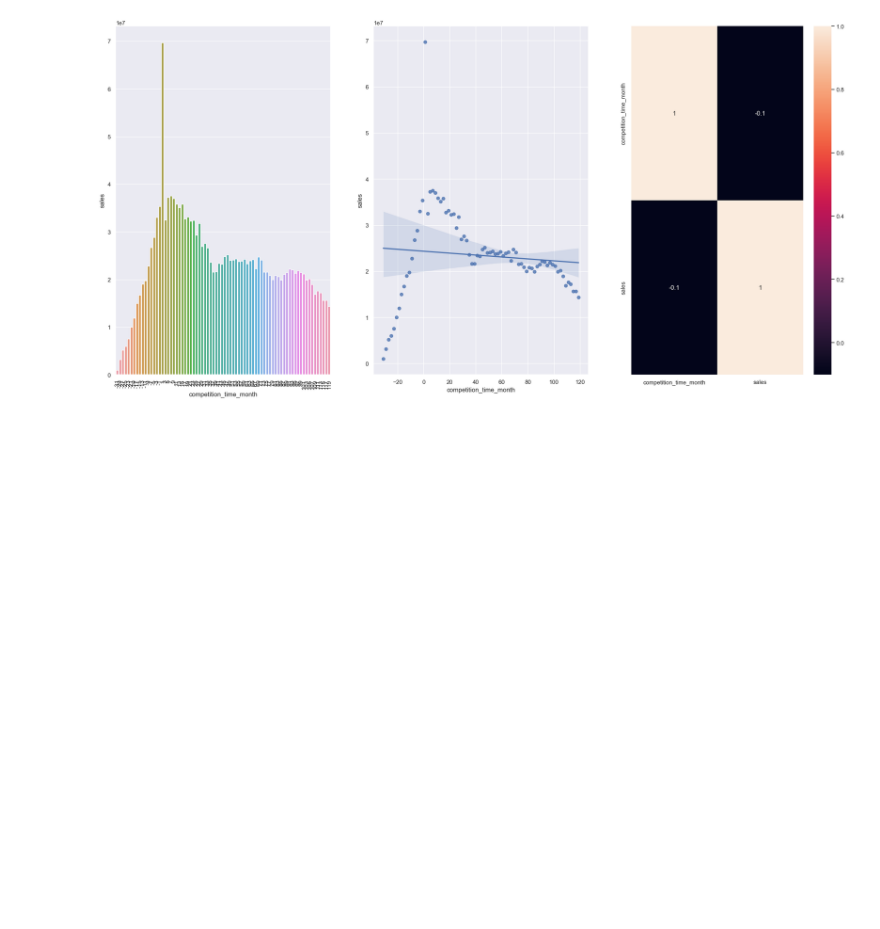
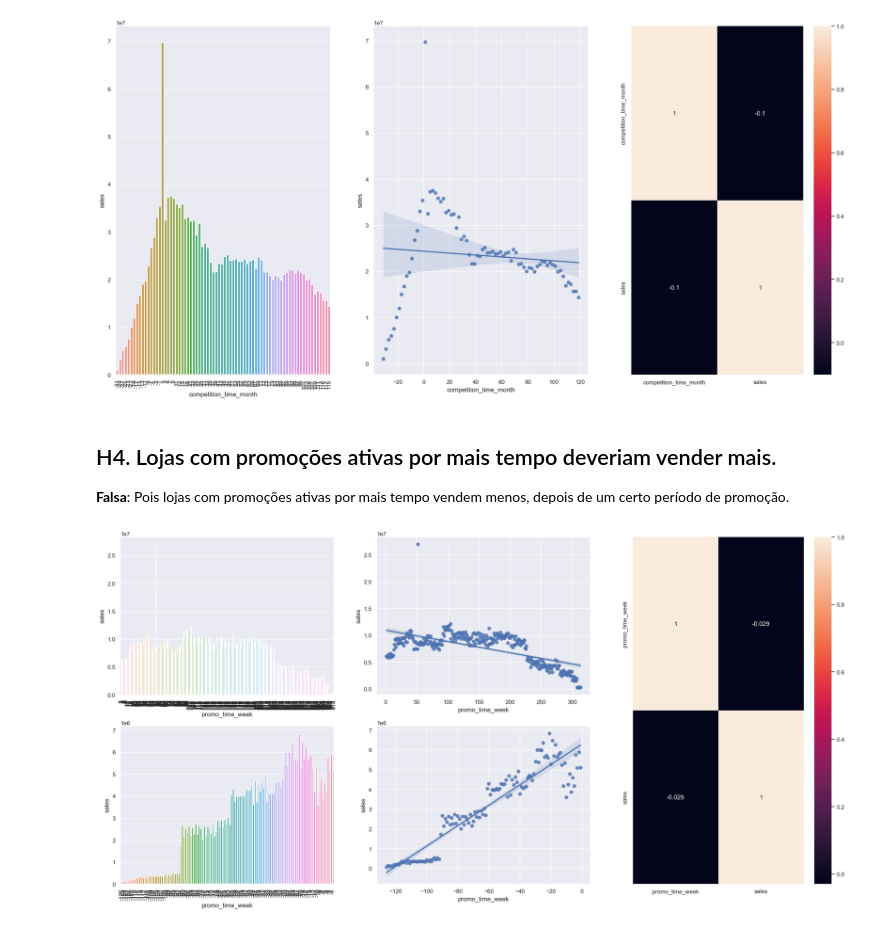
Before and after one commit to dsdefreitas/Store_Sales_Prediction, a Jupyter notebook: m04_v01_store_sales_prediction.ipynb, the cells around one changed output. Drawn from its saved outputs; the diff is of its cells as text; code cells hidden in the pictures; blank space fills up the shorter version.

```diff
--- a/m04_v01_store_sales_prediction.ipynb
+++ b/m04_v01_store_sales_prediction.ipynb
@@ -688,3 +700,47 @@ x = sns.heatmap(aux1.corr(method='pearson'), annot = True);
 #o tempo de competição é uma variável importante pro modelo porque tem uma correlação não tão próxima de zero assim.
 # %% [output]
 [figure]
+# %% [markdown]
+## H4. Lojas com promoções ativas por mais tempo deveriam vender mais.
+**Falsa**: Pois lojas com promoções ativas por mais tempo vendem menos, depois de um certo período de promoção.
+# %%
+aux1 = df4[['promo_time_week', 'sales']].groupby('promo_time_week').sum().reset_index()
+
+grid = GridSpec(2,3) #cria um objeto grid com 2 linhas e 3 colunas.
+
+#Como plotar direto o aux1 fica impossível de visualizar alguma coisa, "corta-se" os dados em duas partes
+#A coluna promo_time_week foi feita levando em consideração:
+#   Primeiro você tinha o período promocional tradicional e a loja escolhia se entrava no período de promoção extendido ou não.
+#   o promo_time_Week pega a diferença entre a data e o a data que começou a promoção extendida da loja.
+# se for positivo estamos na promoção extendida.
+# se for negativo, estamos na promoção regular e a data que começará a extendida é uma data futura.
+
+plt.subplot(grid[0, 0])
+aux2 = aux1[aux1['promo_time_week'] > 0] #promo_extendida
+sns.barplot(x = 'promo_time_week', y = 'sales', data = aux2);
+plt.xticks(rotation=90);
+
+plt.subplot(grid[0, 1])
+sns.regplot(x = 'promo_time_week', y = 'sales', data = aux2);
+
+plt.subplot(grid[1, 0])
+aux3 = aux1[aux1['promo_time_week'] < 0] #promo regular
+sns.barplot(x = 'promo_time_week', y = 'sales', data = aux3);
+plt.xticks(rotation=90);
+
+plt.subplot(grid[1, 1])
+sns.regplot(x = 'promo_time_week', y = 'sales', data = aux3);
+
+plt.subplot(grid[:, 2])
+sns.heatmap(aux1.corr(method = 'pearson'), annot = True);
+
+#percebe-se nos gráficos de baixo, uma tendência de crescimento, durante a promoção regular, provavelmente fruto do trabalho de marketing que divulga a promoção.
+#entretanto, quanto entra-se na promoção extendida, temos uma tendência de decaimento das vendas.
+#O que torna a hipóstese acima inválida.
+
+
+#O heatmap mostra uma correlação fraca da feature com a variável resposta, através do coeficiente de 0,02. Isso se deve muito provavelmente pelo grande período constante nos gráficos,
+#sem uma tendência acentuada de crescimento ou decaimento.
+#Então pro modelo, não será uma feature muito relevante.
+# %% [output]
+[figure, added]
```
Also changed, not shown: parts of 22 cells of this notebook.
